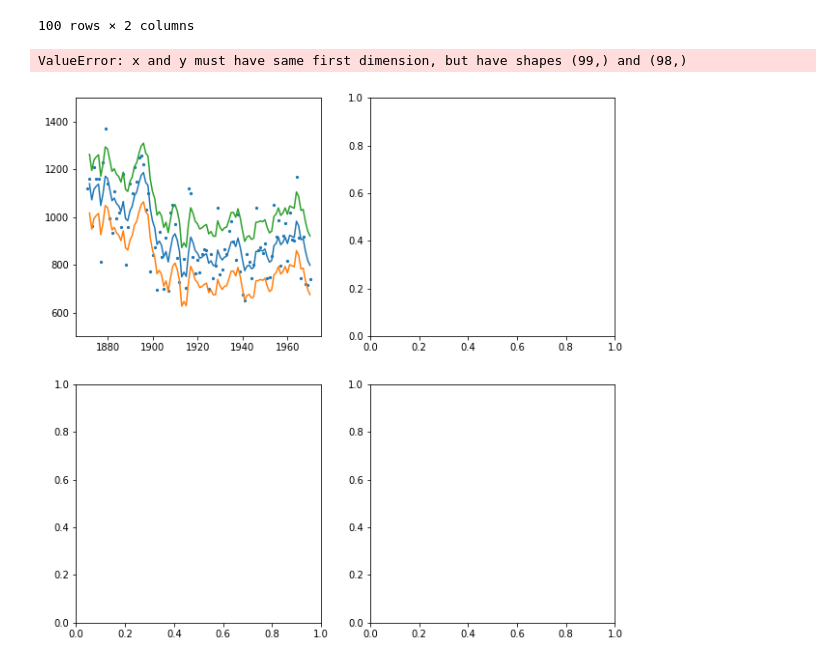
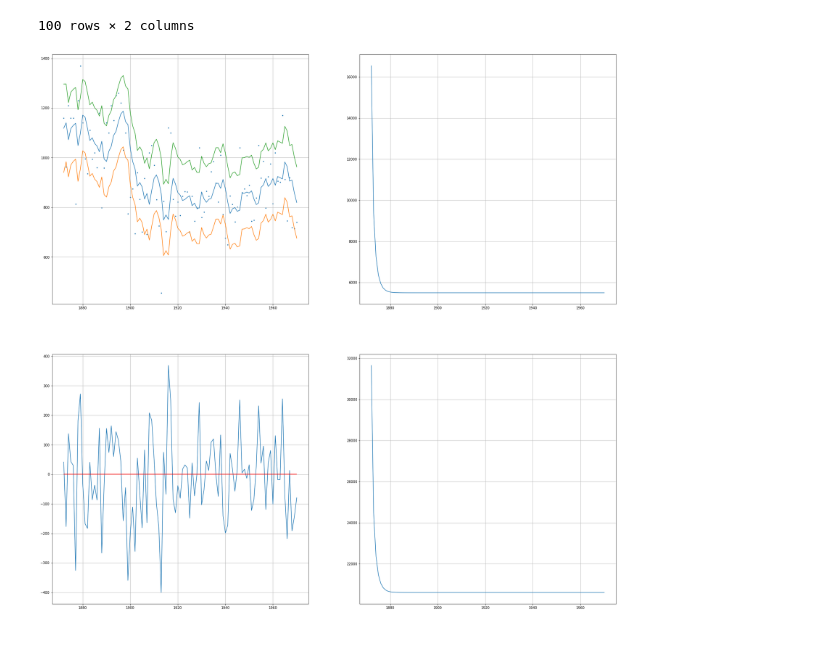
Before and after one commit to siemfenne/timeseriesmodels-vu, a Jupyter notebook: main.ipynb, the cells around one changed output. Cells and saved outputs as stored; diff of their text form; code cells hidden in the pictures.

```diff
--- a/main.ipynb
+++ b/main.ipynb
@@ -26,11 +27,13 @@ def Kalman_filter(df, P1, a1, sigma_e, sigma_n):
     a = a1
     P = P1
 
-    df_kf = pd.DataFrame(columns=['a', 'P', 'v', 'F', 'K'])
+    df_kf = pd.DataFrame(columns=['a', 'P', 'v', 'F', 'K', 'ci', 'year', 'Nile'])
+    df_kf.loc[0] = [np.nan, np.nan, np.nan, np.nan, np.nan,np.nan, np.nan, np.nan]
     for i,y in enumerate(df['Nile']):
         v = y - a
         F = P + sigma_e
         K = P/F
+        row = [a, P, v, F, K, F**0.5, df['year'][i], df['Nile'][i]]
 
         att = a + K*v
         Ptt = P*(1 - K)
@@ -38,46 +41,42 @@ def Kalman_filter(df, P1, a1, sigma_e, sigma_n):
         a_pred = att
         P_pred = Ptt + sigma_n
 
         a = a_pred
         P = P_pred
         if i > 0:
-            row = [a_pred, P_pred, v, F, K]
             df_kf.loc[i] = row
 
-    df_kf['a_err'] = sigma_e**0.5
     return df_kf
 
-df_kf = Kalman_filter(df=df, P1=10**7, a1=0, sigma_e = 15099, sigma_n = 1469.1)
-
-fig, axs = plt.subplots(2,2, figsize=(10,10))
+df_kf = Kalman_filter(df=df, P1=1e7, a1=0, sigma_e = 15099, sigma_n = 1469.1)
+fig, axs = plt.subplots(2,2, figsize=(30,30))
 
 # upper left
 ax = axs[0,0]
-ax.scatter(df['year'], df['Nile'], s=5)
-ax.plot(df['year'][1:], df_kf['a'])
-ax.plot(df['year'][1:], df_kf['a']-df_kf['a_err'])
-ax.plot(df['year'][1:], df_kf['a']+df_kf['a_err'])
-ax.set_ylim(500, 1500)
+ax.scatter(df_kf['year'][:], df_kf['Nile'][:], s=5)
+ax.plot(df_kf['year'][:], df_kf['a'][:])
+ax.plot(df_kf['year'][:], df_kf['a'][:]-df_kf['ci'][:])
+ax.plot(df_kf['year'][:], df_kf['a'][:]+df_kf['ci'][:])
+#ax.set_ylim(500, 1500)
 
 # lower left
 ax = axs[1,0]
-ax.plot(df['year'][1:], df_kf['v'][1:])
-ax.hlines(y = 0, xmin= df['year'].min(), xmax=df['year'].max(), color = 'r', linestyle = '-')
+ax.plot(df_kf['year'][:], df_kf['v'][:])
+ax.hlines(y = 0, xmin= df_kf['year'].min(), xmax=df_kf['year'].max(), color = 'r', linestyle = '-')
 
 # upper right
 ax = axs[0,1]
-ax.plot(df['year'], df_kf['P'])
+ax.plot(df_kf['year'][:], df_kf['P'][:])
 
 
 # lower right
 ax = axs[1,1]
-ax.plot(df['year'][1:], df_kf['F'][1:])
+ax.plot(df_kf['year'][:], df_kf['F'][:])
 
 # make nice plot
 for row in axs:
     for ax in row:
         ax.grid()
         pass
 # %% [output]
-ValueError: x and y must have same first dimension, but have shapes (99,) and (98,)
-[figure, old version]
+[figure, new version]
```
Also changed, not shown: parts of 10 cells of this notebook, 3 other files.
